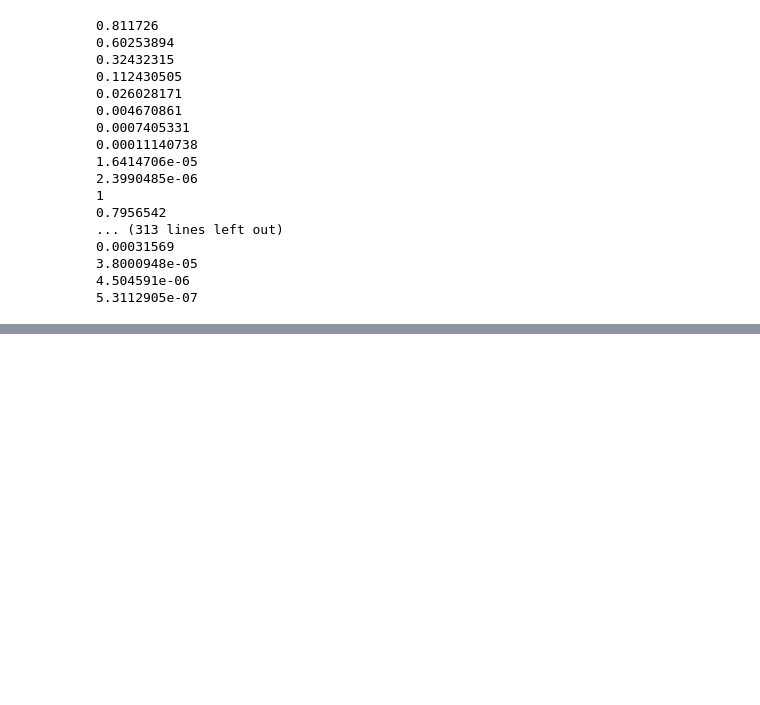
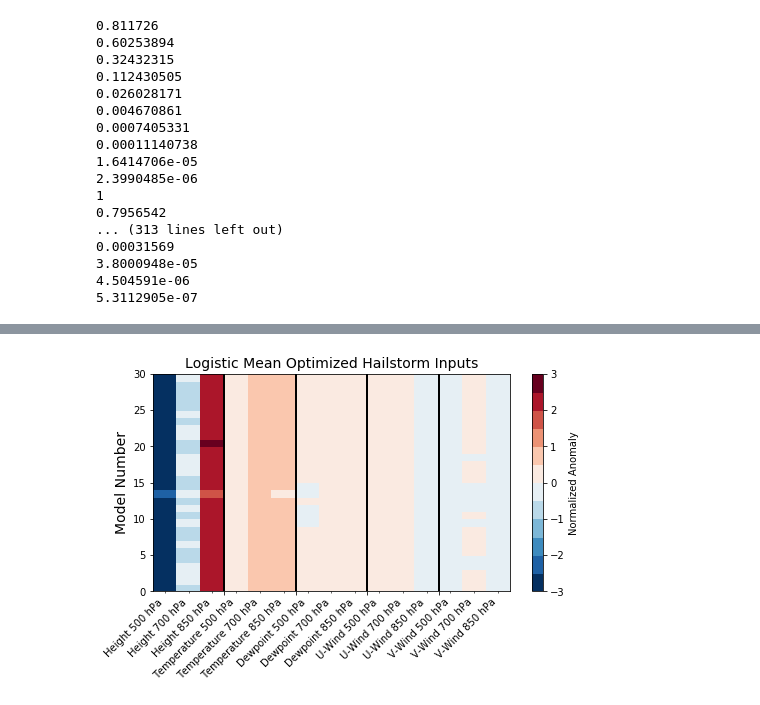
Before and after one commit to djgagne/deepsky, a Jupyter notebook: notebooks/Logistic_PCA_Interp.ipynb, the cells around one changed output, grey strips where cells are left out. Cells and saved outputs as stored; diff of their text form; code cells hidden in the pictures; blank space fills up the shorter version.

```diff
--- a/notebooks/Logistic_PCA_Interp.ipynb
+++ b/notebooks/Logistic_PCA_Interp.ipynb
@@ -35,5 +20,6 @@ var_importance_logistic_pca_bss_029.csv
 # %%
 log_pca_files = sorted(glob("/glade/work/dgagne/spatial_storm_results_20171220/hail_logistic_pca_sample_*.pkl"))
+log_mean_files = sorted(glob("/glade/work/dgagne/spatial_storm_results_20171220/hail_logistic_mean_sample_*.pkl"))
 # %%
 label_spots_t = [(2, 2),
                (10, 10), (10, 26),
@@ -128,3 +114,25 @@ for sample in samples:
 3.8000948e-05
 4.504591e-06
 5.3112905e-07
+# %%
+samples = np.arange(0, 30)
+log_mean_grad_vals = np.zeros((30, 15))
+for sample in samples:
+    print(sample)
+    with open(log_mean_files[sample], "rb") as pca_file:
+        log_mean_obj = pickle.load(pca_file)
+    k_log_input = Input((15,))
+    k_log_out = Dense(1, activation="sigmoid")(k_log_input)
+    k_mod = Model(k_log_input, k_log_out)
+    k_mod.compile("sgd", loss="mse")
+    k_mod.layers[1].set_weights([log_mean_obj.coef_.T, log_mean_obj.intercept_])
+    loss = K.mean((k_mod.output - 1) ** 2)
+    grad = K.gradients(loss, [k_mod.input])[0]
+    grad /= K.maximum(K.std(grad), K.epsilon())
+    grad_func = K.function([k_mod.input], [grad, loss])
+    input_vals = np.zeros((1, 15))
+    for i in range(10):
+        g_val, l_val = grad_func([input_vals])
+        print(l_val)
+        input_vals -= 0.1 * g_val
+    log_mean_grad_vals[sample] = input_vals
@@ -130,0 +169,24 @@ for sample in samples:
+# %%
+input_vars = ["Height", "Temperature", "Dewpoint", "U-Wind", "V-Wind"]
+levels = ["500 hPa", "700 hPa", "850 hPa"]
+all_input_vars = []
+for iv in input_vars:
+    for lev in levels:
+        all_input_vars.append(iv + " " + lev)
+# %%
+plt.figure(figsize=(8, 4))
+gvcomp = plt.pcolormesh(log_mean_grad_vals / log_mean_grad_vals.std(), vmin=-3, vmax=3, cmap=plt.get_cmap("RdBu_r", 12))
+#plt.quiver(np.ones(30) * 9.5, np.arange(30), log_mean_grad_vals[:, 9], log_mean_grad_vals[:, 12], scale=1.5, headwidth=1, headlength=1)
+#plt.quiver(np.ones(30) * 10.5, np.arange(30), log_mean_grad_vals[:, 10], log_mean_grad_vals[:, 13], scale=1.5, headwidth=1, headlength=1)
+#plt.quiver(np.ones(30) * 11.5, np.arange(30), log_mean_grad_vals[:, 11], log_mean_grad_vals[:, 14], scale=1.5)
+plt.ylabel("Model Number", fontsize=14)
+plt.gca().set_xticks(np.arange(0.5, 15), minor=True)
+plt.gca().set_xticks(np.arange(3, 15, 3), minor=False)
+plt.gca().set_xticklabels([], minor=False)
+plt.gca().set_xticklabels(all_input_vars, rotation=45, ha="right", minor=True)
+plt.colorbar(gvcomp, label="Normalized Anomaly")
+plt.grid(axis='x', color='k', lw=2)
+plt.title("Logistic Mean Optimized Hailstorm Inputs", fontsize=14)
+plt.savefig("logistic_mean_optimized_hail.pdf", dpi=300, bbox_inches="tight")
+# %% [output]
+[figure, added]
```
Also changed, not shown: parts of 4 cells of this notebook, 5 other files.
